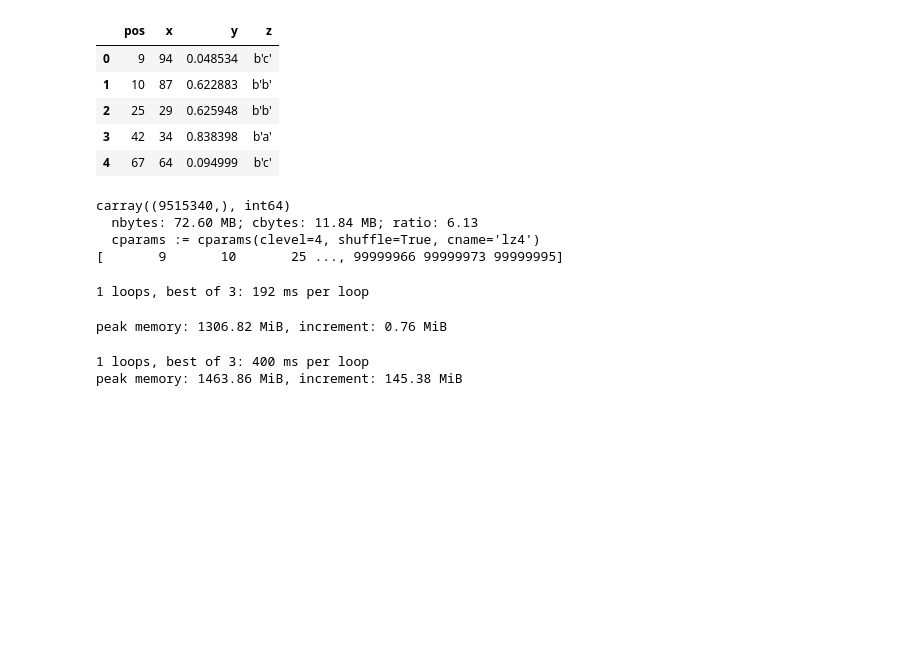
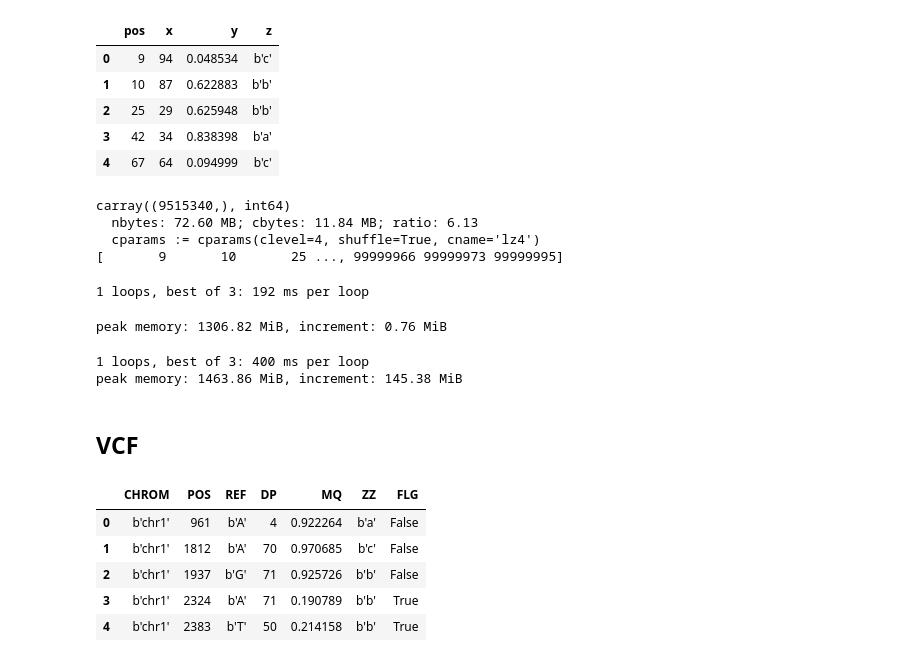
Before and after one commit to cggh/scikit-allel, a Jupyter notebook: notebooks/profiling/tables.ipynb, the cells around one changed output. Saved outputs shown, nothing was run; the diff lists cells and outputs as text; code cells hidden in the pictures; blank space fills up the shorter version.

```diff
--- a/notebooks/profiling/tables.ipynb
+++ b/notebooks/profiling/tables.ipynb
@@ -246,3 +245,26 @@ h5g = h5py.File(fn1, mode='r')['table']
 # %% [output]
 1 loops, best of 3: 400 ms per loop
 peak memory: 1463.86 MiB, increment: 145.38 MiB
+# %% [markdown]
+## VCF
+# %%
+size = 100000
+pos = np.unique(np.random.randint(0, 100000000, size=size))
+chrom = np.array([b'chr1'] * pos.size)
+ref = np.random.choice([b'A', b'C', b'T', b'G'], size=pos.size)
+x = np.random.randint(0, 100, size=pos.size)
+y = np.random.random(size=pos.size)
+z = np.random.choice([b'a', b'b', b'c'], size=pos.size)
+flag = np.random.randint(0, 2, size=pos.size).astype(bool)
+columns = [chrom, pos, ref, x, y, z, flag]
+names = ['CHROM', 'POS', 'REF', 'DP', 'MQ', 'ZZ', 'FLG']
+a = np.rec.fromarrays(columns, names=names)
+vt = allel.model.VariantTable(a)
+vt
+# %% [output]
+|  | CHROM | POS | REF | DP | MQ | ZZ | FLG |
+| 0 | b'chr1' | 961 | b'A' | 4 | 0.922264 | b'a' | False |
+| 1 | b'chr1' | 1812 | b'A' | 70 | 0.970685 | b'c' | False |
+| 2 | b'chr1' | 1937 | b'G' | 71 | 0.925726 | b'b' | False |
+| 3 | b'chr1' | 2324 | b'A' | 71 | 0.190789 | b'b' | True |
+| 4 | b'chr1' | 2383 | b'T' | 50 | 0.214158 | b'b' | True |
```
Also changed, not shown: parts of 16 cells of this notebook, 9 other files.
